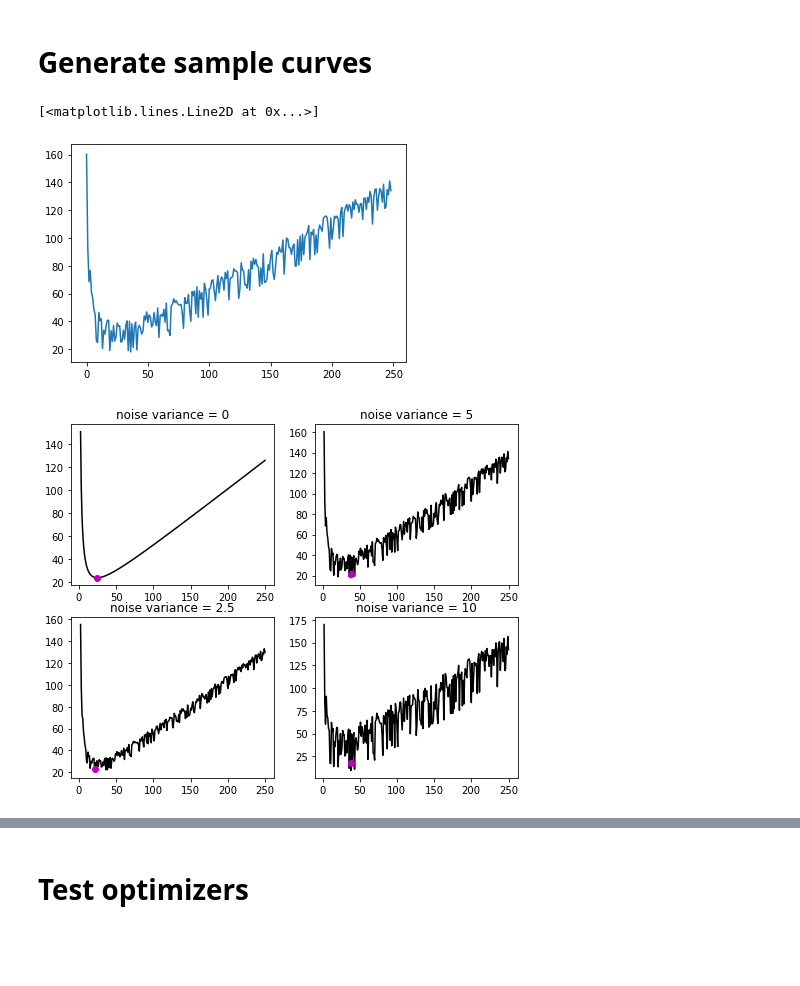
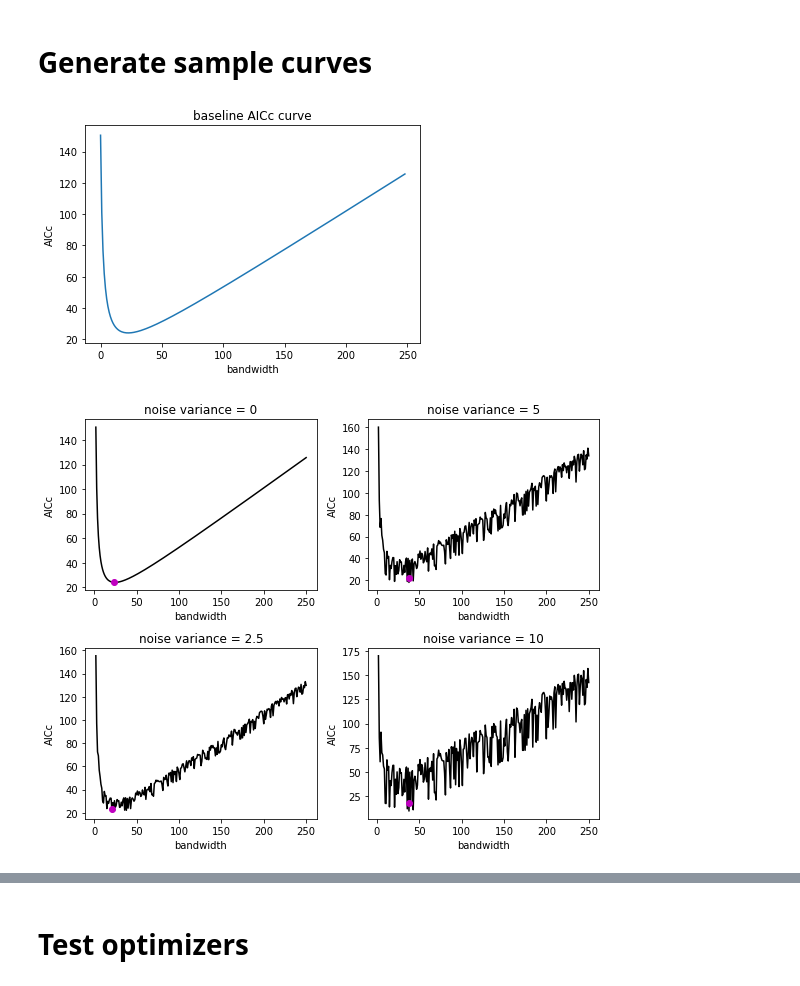
Before and after one commit to tdhoffman/gwr-optimizers, a Jupyter notebook: code/notebooks/optimizer-comparison.ipynb, the cells around one changed output, grey strips where cells are left out. Drawn from its saved outputs; the diff is of its cells as text; code cells hidden in the pictures; blank space fills up the shorter version.

```diff
--- a/code/notebooks/optimizer-comparison.ipynb
+++ b/code/notebooks/optimizer-comparison.ipynb
@@ -181,10 +183,13 @@ def gen_henon_map(x, n_iter=100, a=1.76, b=0.1):
     return x
 # %%
 # arr = (bws**2 - bws + 600)/(2*bws) + 10*(gen_henon_map(bws)/gen_henon_map(bws).max())
-plt.plot((bws**2 - bws + 600)/(2*bws) + 10*gen_henon_map(bws/1000))
+plt.plot((bws**2 - bws + 600)/(2*bws) )#+ 10*gen_henon_map(bws/1000))
+plt.xlabel('bandwidth')
+plt.ylabel('AICc')
+plt.title('baseline AICc curve')
+plt.show()
 # %% [output]
-[<matplotlib.lines.Line2D at 0x...>]
-[figure, old version]
+[figure, new version]
 # %%
 # Several checkmarks for varying noise levels.
 # kind of a weird way to do it but this ensures we're dealing with the same noise
@@ -196,21 +201,31 @@ _, axes = plt.subplots(ncols=2, nrows=2, figsize=(8, 6.5))
 axes[0, 0].plot(bws, checkmark(bws, 0), '-k')
 axes[0, 0].plot(bws[np.argmin(checkmark(bws, 0))], min(checkmark(bws, 0)), 'om')
 axes[0, 0].set_title('noise variance = 0')
+axes[0, 0].set_xlabel('bandwidth')
+axes[0, 0].set_ylabel('AICc')
 
 axes[1, 0].plot(bws, checkmark(bws, 5), '-k')
 axes[1, 0].plot(bws[np.argmin(checkmark(bws, 5))], min(checkmark(bws, 2.5)), 'om')
 axes[1, 0].set_title('noise variance = 2.5')
+axes[1, 0].set_xlabel('bandwidth')
+axes[1, 0].set_ylabel('AICc')
 
 axes[0, 1].plot(bws, checkmark(bws, 10), '-k')
 axes[0, 1].plot(bws[np.argmin(checkmark(bws, 10))], min(checkmark(bws, 5)), 'om')
 axes[0, 1].set_title('noise variance = 5')
+axes[0, 1].set_xlabel('bandwidth')
+axes[0, 1].set_ylabel('AICc')
 
 axes[1, 1].plot(bws, checkmark(bws, 20), '-k')
 axes[1, 1].plot(bws[np.argmin(checkmark(bws, 20))], min(checkmark(bws, 10)), 'om')
 axes[1, 1].set_title('noise variance = 10')
+axes[1, 1].set_xlabel('bandwidth')
+axes[1, 1].set_ylabel('AICc')
+
+plt.tight_layout()
 plt.show()
 # %% [output]
-[figure, old version]
+[figure, new version]
 # %%
 # Steep to flat curves for a modest noise level
 steepnesses = [1, 1/4, 1/40, 1/400]
```
Also changed, not shown: parts of 10 cells of this notebook, 1 other file.
